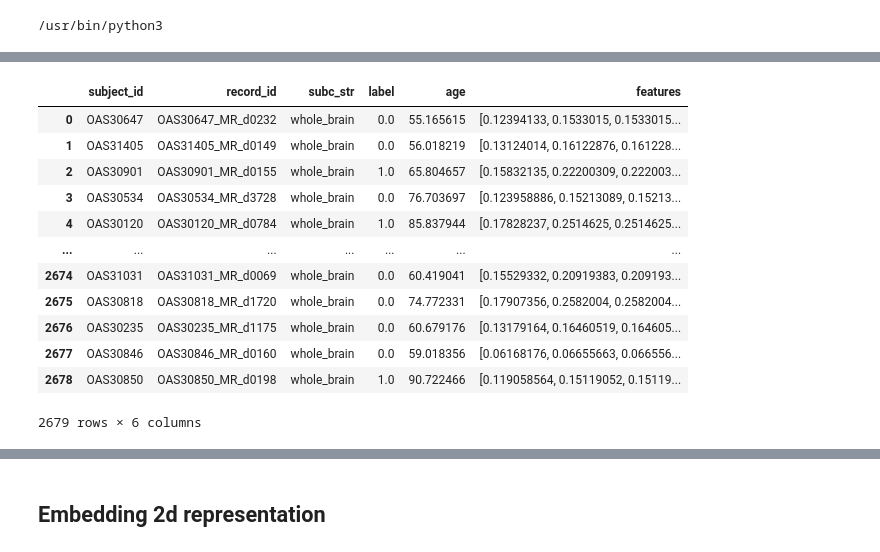
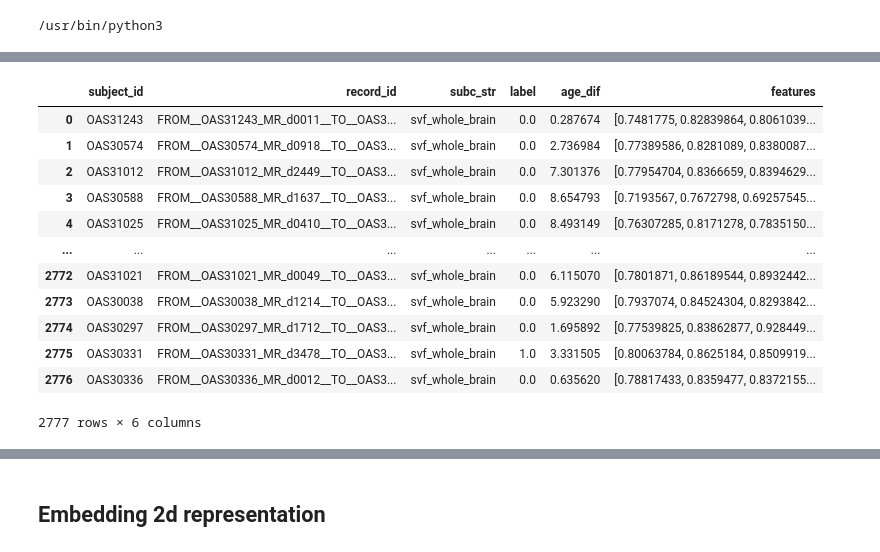
Before and after one commit to minnelab/NeuroCBIR, a Jupyter notebook: CBIR_wholeBrain_SVF.ipynb, the cells around one changed output, grey strips where cells are left out. Saved outputs shown, nothing was run; the diff lists cells and outputs as text; code cells hidden in the pictures.

```diff
--- a/CBIR_wholeBrain_SVF.ipynb
+++ b/CBIR_wholeBrain_SVF.ipynb
@@ -121,5 +195,5 @@ dataset = BrainMRIDataset(image_paths, ages, labels,
 from model.autoencoder import Conv3DSparseAutoencoder
 
 # Load dataset features
-dataset_feats = pd.DataFrame(list(np.load("./data/dataset_feats_20250503_153007.npy", allow_pickle=True)))
+dataset_feats = pd.DataFrame(list(np.load("./data/dataset_feats_20250516_142452.npy", allow_pickle=True)))
 # %%
@@ -217,20 +289,20 @@ visualize_autoencoder_reconstruction(autoencoder, sample_1, device, substructure
 # %%
-subc_str = 'whole_brain'
+subc_str = 'svf_whole_brain'
 dataset_feats.query(f"subc_str == '{subc_str}'")
 # %% [output]
-|  | subject_id | record_id | subc_str | label | age | features |
-| 0 | OAS30647 | OAS30647_MR_d0232 | whole_brain | 0.0 | 55.165615 | [0.12394133, 0.1533015, 0.1533015... |
-| 1 | OAS31405 | OAS31405_MR_d0149 | whole_brain | 0.0 | 56.018219 | [0.13124014, 0.16122876, 0.161228... |
-| 2 | OAS30901 | OAS30901_MR_d0155 | whole_brain | 1.0 | 65.804657 | [0.15832135, 0.22200309, 0.222003... |
-| 3 | OAS30534 | OAS30534_MR_d3728 | whole_brain | 0.0 | 76.703697 | [0.123958886, 0.15213089, 0.15213... |
-| 4 | OAS30120 | OAS30120_MR_d0784 | whole_brain | 1.0 | 85.837944 | [0.17828237, 0.2514625, 0.2514625... |
+|  | subject_id | record_id | subc_str | label | age_dif | features |
+| 0 | OAS31243 | FROM__OAS31243_MR_d0011__TO__OAS3... | svf_whole_brain | 0.0 | 0.287674 | [0.7481775, 0.82839864, 0.8061039... |
+| 1 | OAS30574 | FROM__OAS30574_MR_d0918__TO__OAS3... | svf_whole_brain | 0.0 | 2.736984 | [0.77389586, 0.8281089, 0.8380087... |
+| 2 | OAS31012 | FROM__OAS31012_MR_d2449__TO__OAS3... | svf_whole_brain | 0.0 | 7.301376 | [0.77954704, 0.8366659, 0.8394629... |
+| 3 | OAS30588 | FROM__OAS30588_MR_d1637__TO__OAS3... | svf_whole_brain | 0.0 | 8.654793 | [0.7193567, 0.7672798, 0.69257545... |
+| 4 | OAS31025 | FROM__OAS31025_MR_d0410__TO__OAS3... | svf_whole_brain | 0.0 | 8.493149 | [0.76307285, 0.8171278, 0.7835150... |
 | ... | ... | ... | ... | ... | ... | ... |
-| 2674 | OAS31031 | OAS31031_MR_d0069 | whole_brain | 0.0 | 60.419041 | [0.15529332, 0.20919383, 0.209193... |
-| 2675 | OAS30818 | OAS30818_MR_d1720 | whole_brain | 0.0 | 74.772331 | [0.17907356, 0.2582004, 0.2582004... |
-| 2676 | OAS30235 | OAS30235_MR_d1175 | whole_brain | 0.0 | 60.679176 | [0.13179164, 0.16460519, 0.164605... |
-| 2677 | OAS30846 | OAS30846_MR_d0160 | whole_brain | 0.0 | 59.018356 | [0.06168176, 0.06655663, 0.066556... |
-| 2678 | OAS30850 | OAS30850_MR_d0198 | whole_brain | 1.0 | 90.722466 | [0.119058564, 0.15119052, 0.15119... |
+| 2772 | OAS31021 | FROM__OAS31021_MR_d0049__TO__OAS3... | svf_whole_brain | 0.0 | 6.115070 | [0.7801871, 0.86189544, 0.8932442... |
+| 2773 | OAS30038 | FROM__OAS30038_MR_d1214__TO__OAS3... | svf_whole_brain | 0.0 | 5.923290 | [0.7937074, 0.84524304, 0.8293842... |
+| 2774 | OAS30297 | FROM__OAS30297_MR_d1712__TO__OAS3... | svf_whole_brain | 0.0 | 1.695892 | [0.77539825, 0.83862877, 0.928449... |
+| 2775 | OAS30331 | FROM__OAS30331_MR_d3478__TO__OAS3... | svf_whole_brain | 1.0 | 3.331505 | [0.80063784, 0.8625184, 0.8509919... |
+| 2776 | OAS30336 | FROM__OAS30336_MR_d0012__TO__OAS3... | svf_whole_brain | 0.0 | 0.635620 | [0.78817433, 0.8359477, 0.8372155... |
-2679 rows × 6 columns
+2777 rows × 6 columns
 # %%
 np.stack(dataset_feats['label'].values)
 # %% [output]
```
Also changed, not shown: parts of 31 cells of this notebook, 4 other files.
